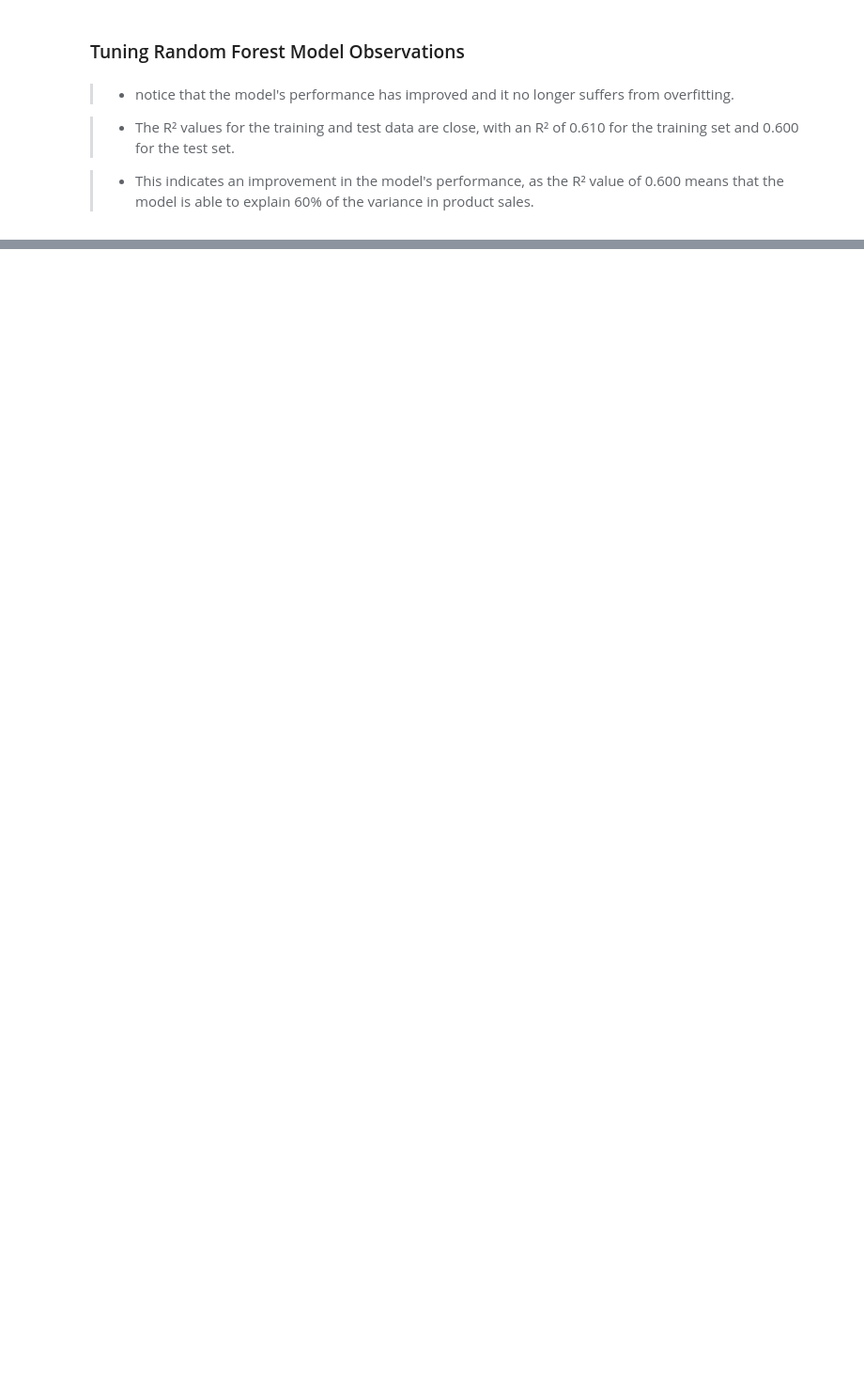
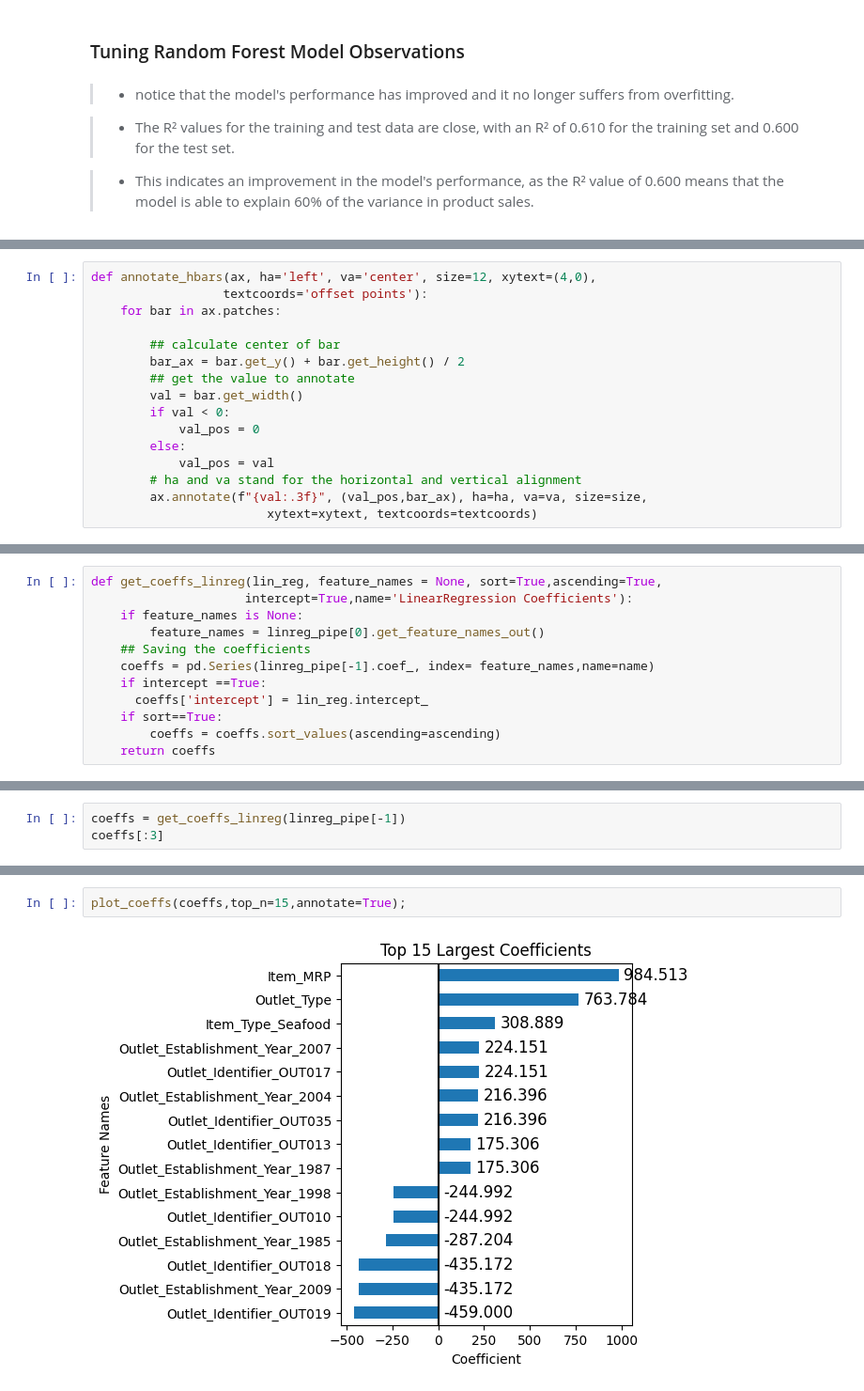
Before and after one commit to Hjarrar14/Hjarrar14, a Jupyter notebook: Prediction_of_Product_Sales.ipynb, the cells around one changed output, grey strips where cells are left out. Shown at 94% size. Cells and saved outputs as stored; diff of their text form; blank space fills up the shorter version.

```diff
--- a/Prediction_of_Product_Sales.ipynb
+++ b/Prediction_of_Product_Sales.ipynb
@@ -1945,0 +2035,16 @@ evaluate_regression(best_rf, X_train, y_train, X_test, y_test)
+# %%
+def annotate_hbars(ax, ha='left', va='center', size=12, xytext=(4,0),
+                  textcoords='offset points'):
+    for bar in ax.patches:
+
+        ## calculate center of bar
+        bar_ax = bar.get_y() + bar.get_height() / 2
+        ## get the value to annotate
+        val = bar.get_width()
+        if val < 0:
+            val_pos = 0
+        else:
+            val_pos = val
+        # ha and va stand for the horizontal and vertical alignment
+        ax.annotate(f"{val:.3f}", (val_pos,bar_ax), ha=ha, va=va, size=size,
+                        xytext=xytext, textcoords=textcoords)
@@ -1945,0 +2082,12 @@ evaluate_regression(best_rf, X_train, y_train, X_test, y_test)
+# %%
+def get_coeffs_linreg(lin_reg, feature_names = None, sort=True,ascending=True,
+                     intercept=True,name='LinearRegression Coefficients'):
+    if feature_names is None:
+        feature_names = linreg_pipe[0].get_feature_names_out()
+    ## Saving the coefficients
+    coeffs = pd.Series(linreg_pipe[-1].coef_, index= feature_names,name=name)
+    if intercept ==True:
+      coeffs['intercept'] = lin_reg.intercept_
+    if sort==True:
+        coeffs = coeffs.sort_values(ascending=ascending)
+    return coeffs
@@ -1945,0 +2199,3 @@ evaluate_regression(best_rf, X_train, y_train, X_test, y_test)
+# %%
+coeffs = get_coeffs_linreg(linreg_pipe[-1])
+coeffs[:3]
@@ -1945,0 +2208,4 @@ evaluate_regression(best_rf, X_train, y_train, X_test, y_test)
+# %%
+plot_coeffs(coeffs,top_n=15,annotate=True);
+# %% [output]
+[figure, added]
```
Also changed, not shown: parts of 42 cells of this notebook.
